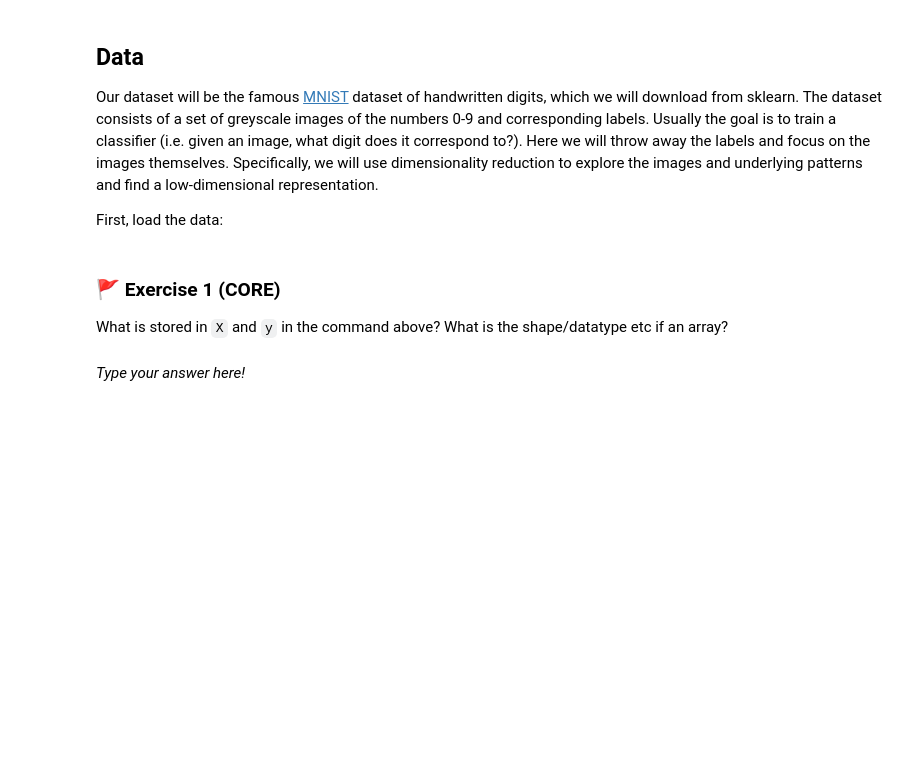
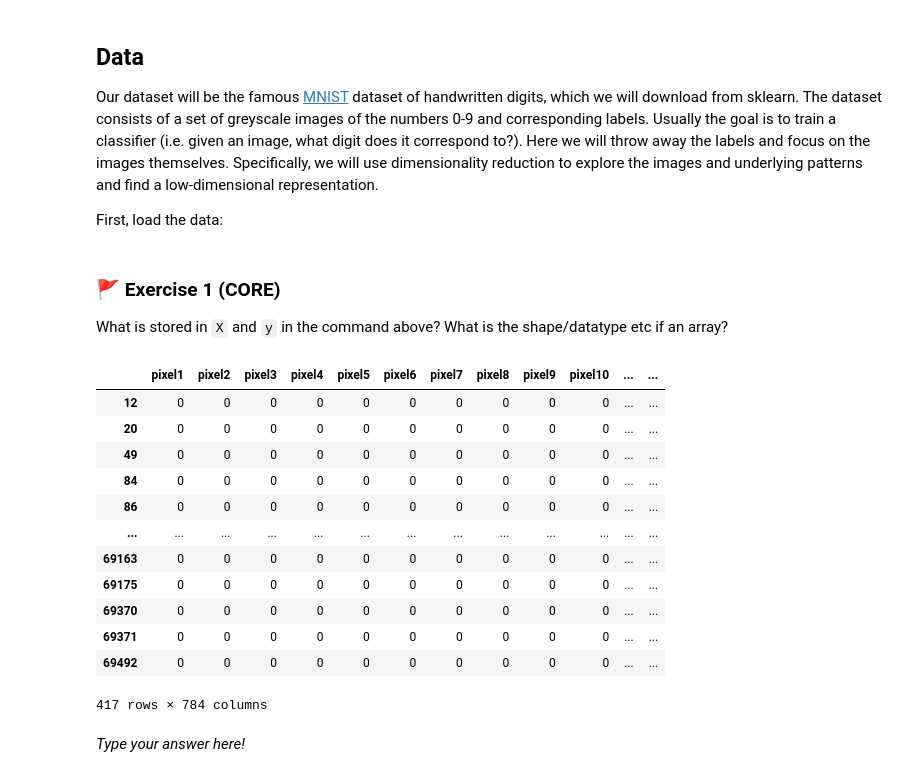
Before and after one commit to YohoCodes/MLP_2026_week02, a Jupyter notebook: mlp_week02_annotated.ipynb, the cells around one changed output. Cells and saved outputs as stored; diff of their text form; code cells hidden in the pictures; blank space fills up the shorter version.

```diff
--- a/mlp_week02_annotated.ipynb
+++ b/mlp_week02_annotated.ipynb
@@ -63,3 +61,19 @@ What is stored in `X` and `y` in the command above? What is the shape/datatype e
+# %%
+X[X["pixel200"]!=0]
+# %% [output]
+|  | pixel1 | pixel2 | pixel3 | pixel4 | pixel5 | pixel6 | pixel7 | pixel8 | pixel9 | pixel10 | ... | ... |
+| 12 | 0 | 0 | 0 | 0 | 0 | 0 | 0 | 0 | 0 | 0 | ... | ... |
+| 20 | 0 | 0 | 0 | 0 | 0 | 0 | 0 | 0 | 0 | 0 | ... | ... |
+| 49 | 0 | 0 | 0 | 0 | 0 | 0 | 0 | 0 | 0 | 0 | ... | ... |
+| 84 | 0 | 0 | 0 | 0 | 0 | 0 | 0 | 0 | 0 | 0 | ... | ... |
+| 86 | 0 | 0 | 0 | 0 | 0 | 0 | 0 | 0 | 0 | 0 | ... | ... |
+| ... | ... | ... | ... | ... | ... | ... | ... | ... | ... | ... | ... | ... |
+| 69163 | 0 | 0 | 0 | 0 | 0 | 0 | 0 | 0 | 0 | 0 | ... | ... |
+| 69175 | 0 | 0 | 0 | 0 | 0 | 0 | 0 | 0 | 0 | 0 | ... | ... |
+| 69370 | 0 | 0 | 0 | 0 | 0 | 0 | 0 | 0 | 0 | 0 | ... | ... |
+| 69371 | 0 | 0 | 0 | 0 | 0 | 0 | 0 | 0 | 0 | 0 | ... | ... |
+| 69492 | 0 | 0 | 0 | 0 | 0 | 0 | 0 | 0 | 0 | 0 | ... | ... |
+417 rows × 784 columns
 # %% [markdown]
 _Type your answer here!_
 # %% [markdown]
```
Also changed, not shown: parts of 1 cell of this notebook, 1 other file.
